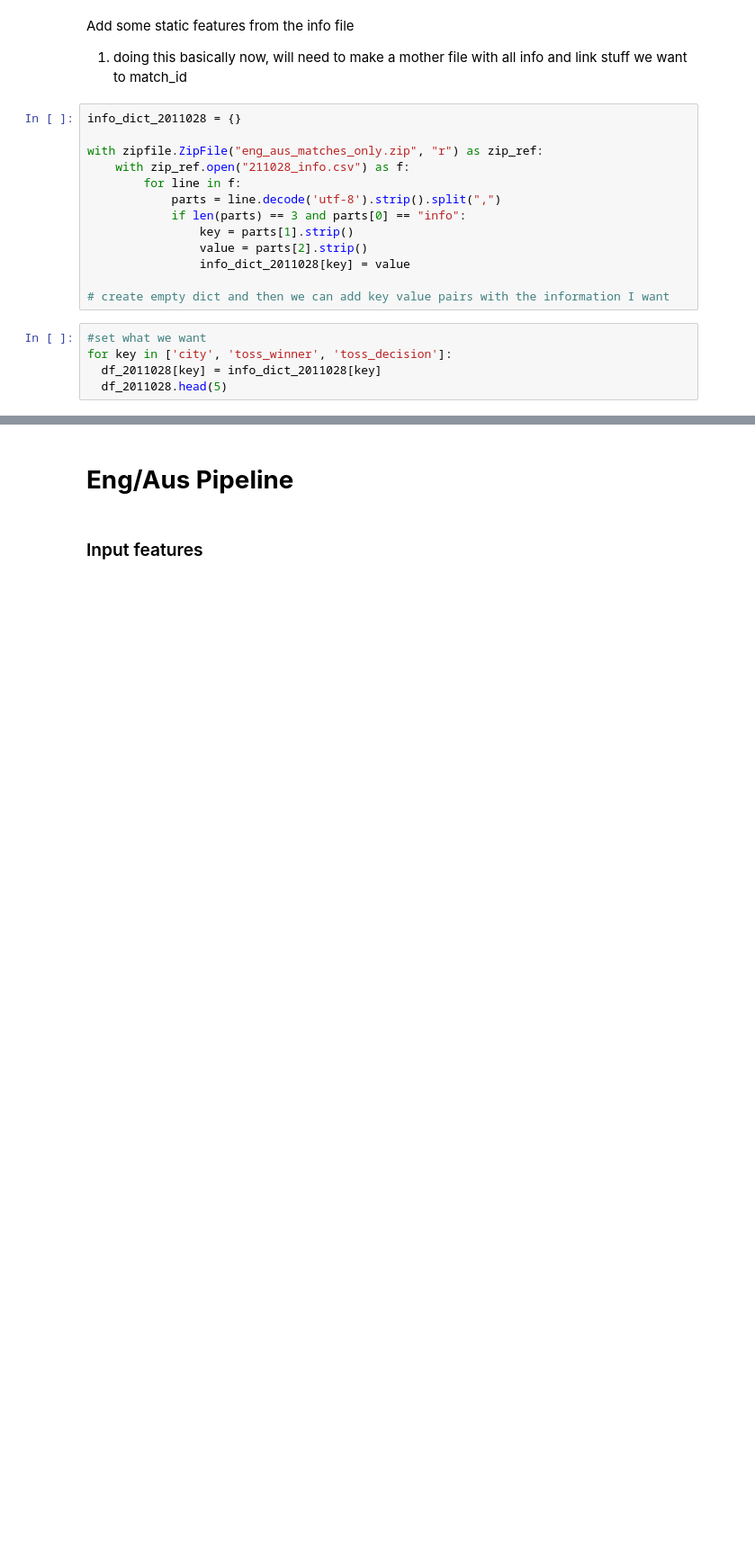
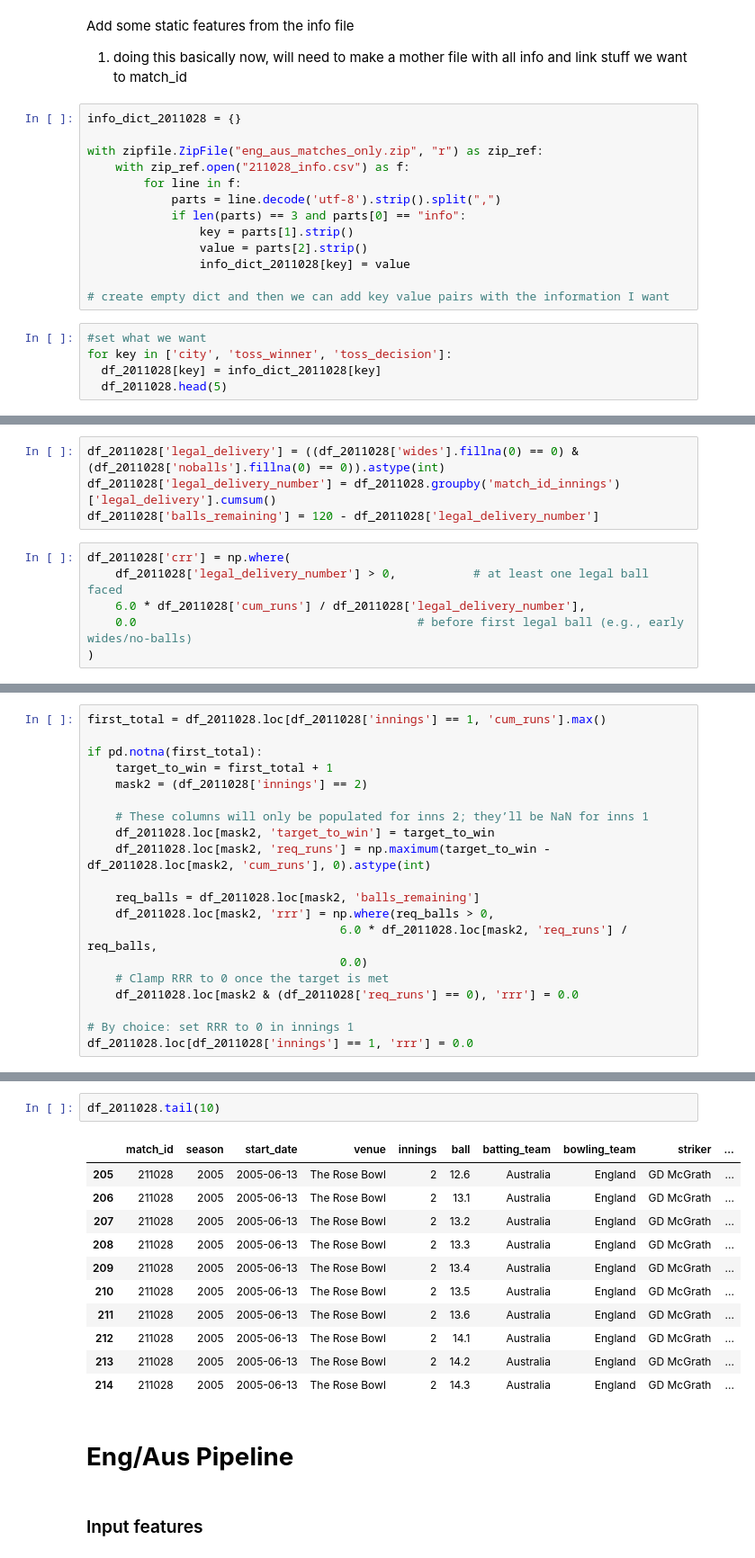
Before and after one commit to GBaugniet/cricketmodel, a Jupyter notebook: Cricket_Prediction_Model (4).ipynb, the cells around one changed output, grey strips where cells are left out. Shown: that part at 90% size. Cells and saved outputs as stored; diff of their text form; blank space fills up the shorter version.

```diff
--- a/Cricket_Prediction_Model (4).ipynb
+++ b/Cricket_Prediction_Model (4).ipynb
@@ -331,0 +335,10 @@ df_2011028.head()
+# %%
+df_2011028['legal_delivery'] = ((df_2011028['wides'].fillna(0) == 0) & (df_2011028['noballs'].fillna(0) == 0)).astype(int)
+df_2011028['legal_delivery_number'] = df_2011028.groupby('match_id_innings')['legal_delivery'].cumsum()
+df_2011028['balls_remaining'] = 120 - df_2011028['legal_delivery_number']
+# %%
+df_2011028['crr'] = np.where(
+    df_2011028['legal_delivery_number'] > 0,           # at least one legal ball faced
+    6.0 * df_2011028['cum_runs'] / df_2011028['legal_delivery_number'],
+    0.0                                        # before first legal ball (e.g., early wides/no-balls)
+)
@@ -331,0 +363,20 @@ df_2011028.head()
+# %%
+first_total = df_2011028.loc[df_2011028['innings'] == 1, 'cum_runs'].max()
+
+if pd.notna(first_total):
+    target_to_win = first_total + 1
+    mask2 = (df_2011028['innings'] == 2)
+
+    # These columns will only be populated for inns 2; they’ll be NaN for inns 1
+    df_2011028.loc[mask2, 'target_to_win'] = target_to_win
+    df_2011028.loc[mask2, 'req_runs'] = np.maximum(target_to_win - df_2011028.loc[mask2, 'cum_runs'], 0).astype(int)
+
+    req_balls = df_2011028.loc[mask2, 'balls_remaining']
+    df_2011028.loc[mask2, 'rrr'] = np.where(req_balls > 0,
+                                    6.0 * df_2011028.loc[mask2, 'req_runs'] / req_balls,
+                                    0.0)
+    # Clamp RRR to 0 once the target is met
+    df_2011028.loc[mask2 & (df_2011028['req_runs'] == 0), 'rrr'] = 0.0
+
+# By choice: set RRR to 0 in innings 1
+df_2011028.loc[df_2011028['innings'] == 1, 'rrr'] = 0.0
@@ -332,3 +392,17 @@ df_2011028.head()
+# %%
+df_2011028.tail(10)
+# %% [output]
+|  | match_id | season | start_date | venue | innings | ball | batting_team | bowling_team | striker | ... |
+| 205 | 211028 | 2005 | 2005-06-13 | The Rose Bowl | 2 | 12.6 | Australia | England | GD McGrath | ... |
+| 206 | 211028 | 2005 | 2005-06-13 | The Rose Bowl | 2 | 13.1 | Australia | England | GD McGrath | ... |
+| 207 | 211028 | 2005 | 2005-06-13 | The Rose Bowl | 2 | 13.2 | Australia | England | GD McGrath | ... |
+| 208 | 211028 | 2005 | 2005-06-13 | The Rose Bowl | 2 | 13.3 | Australia | England | GD McGrath | ... |
+| 209 | 211028 | 2005 | 2005-06-13 | The Rose Bowl | 2 | 13.4 | Australia | England | GD McGrath | ... |
+| 210 | 211028 | 2005 | 2005-06-13 | The Rose Bowl | 2 | 13.5 | Australia | England | GD McGrath | ... |
+| 211 | 211028 | 2005 | 2005-06-13 | The Rose Bowl | 2 | 13.6 | Australia | England | GD McGrath | ... |
+| 212 | 211028 | 2005 | 2005-06-13 | The Rose Bowl | 2 | 14.1 | Australia | England | GD McGrath | ... |
+| 213 | 211028 | 2005 | 2005-06-13 | The Rose Bowl | 2 | 14.2 | Australia | England | GD McGrath | ... |
+| 214 | 211028 | 2005 | 2005-06-13 | The Rose Bowl | 2 | 14.3 | Australia | England | GD McGrath | ... |
 # %% [markdown]
 # **Eng/Aus Pipeline**
 # %% [markdown]
```
Also changed, not shown: parts of 60 cells of this notebook, 13 other files.
